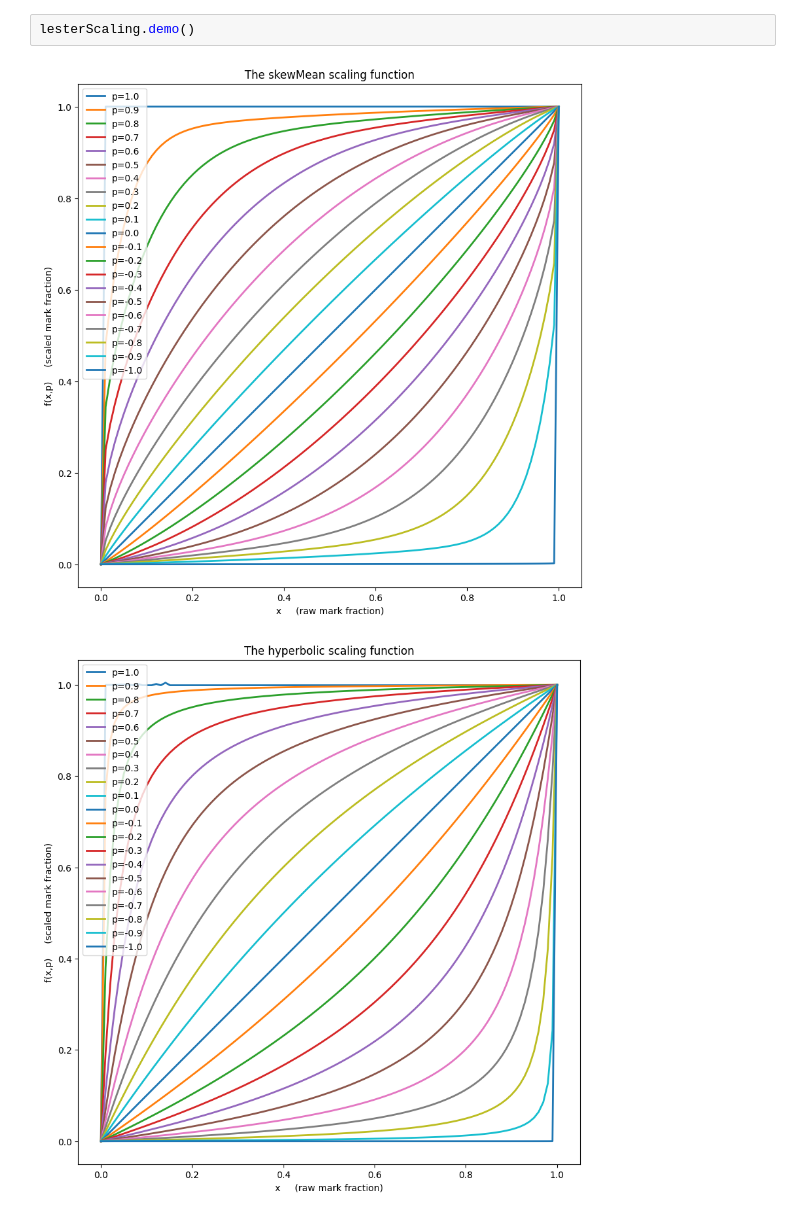
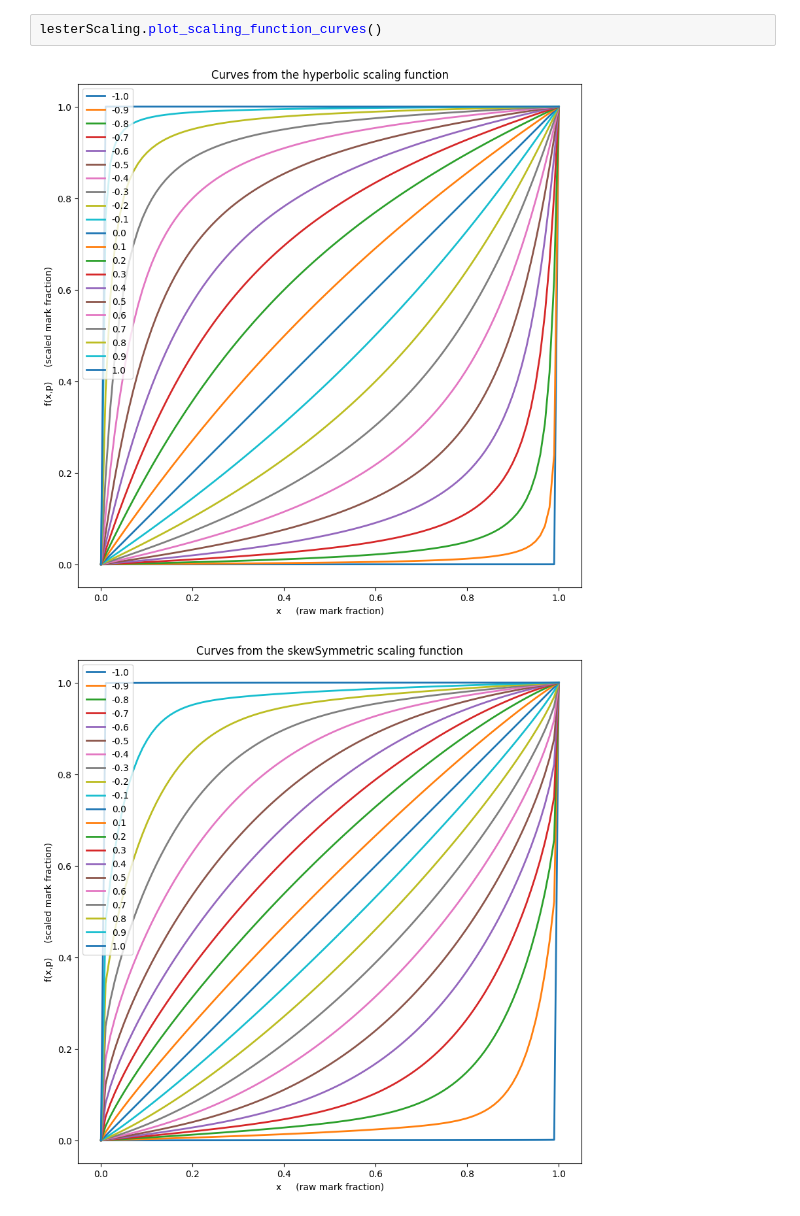
Before and after one commit to kesterlester/Mark-Scaling, a Jupyter notebook: README.ipynb, the cells around one changed output. Saved outputs shown, nothing was run; the diff lists cells and outputs as text.

```diff
--- a/README.ipynb
+++ b/README.ipynb
@@ -5,5 +55,5 @@ import lesterScaling
 # %%
-lesterScaling.demo()
+lesterScaling.plot_scaling_function_curves()
 # %% [output]
-[figure, old version]
+[figure, new version]
-[figure, old version]
+[figure, new version]
```
Also changed, not shown: parts of 7 cells of this notebook, 2 other files.
